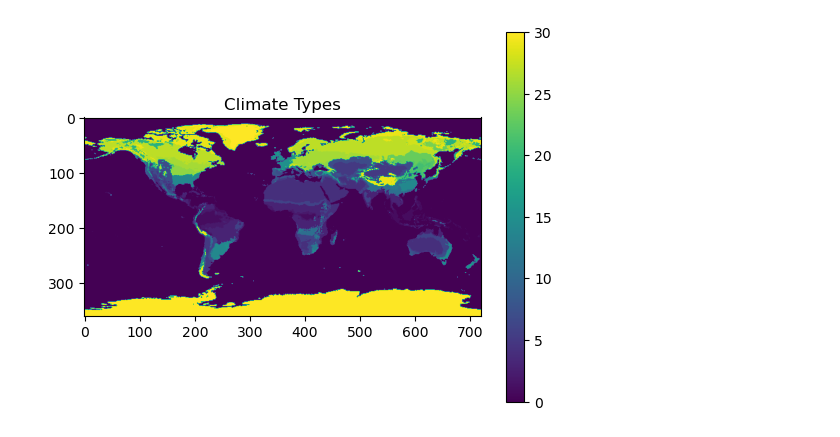
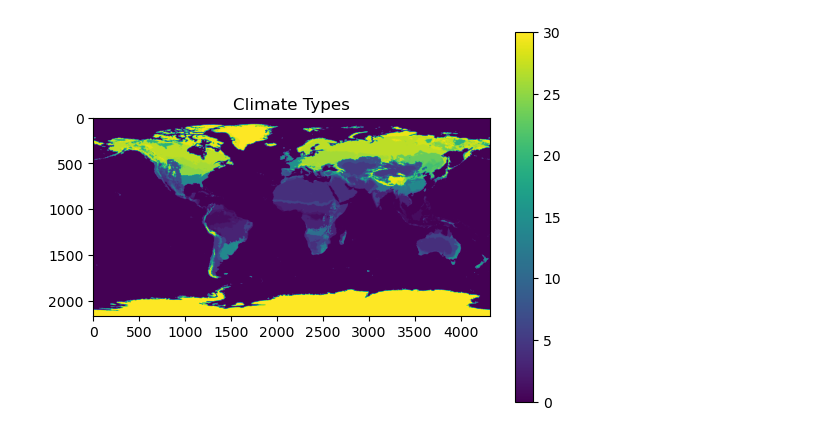
Before and after one commit to NSAPH-Data-Processing/climate_types_raster2polygon, a Jupyter notebook: notes/eda.ipynb, the cells around one changed output. Cells and saved outputs as stored; diff of their text form; code cells hidden in the pictures.

```diff
--- a/notes/eda.ipynb
+++ b/notes/eda.ipynb
@@ -5,18 +5,18 @@ import geopandas as gpd
 import pandas as pd
 # %%
 # Open the raster file
-file_path = 'data/input/climate_types/Beck_KG_V1_present_0p5.tif'
+file_path = 'data/input/climate_types/Beck_KG_V1_present_0p083.tif'
 raster = rasterio.open(file_path)
 
 # Read the raster data
 data = raster.read(1)
 
 # Plot the map
 plt.imshow(data, cmap='viridis')
 plt.colorbar()
 plt.title('Climate Types')
 plt.show()
 # %% [output]
-[figure, old version]
+[figure, new version]
 # %%
 # Read the shapefile
```
Also changed, not shown: parts of 2 cells of this notebook.
